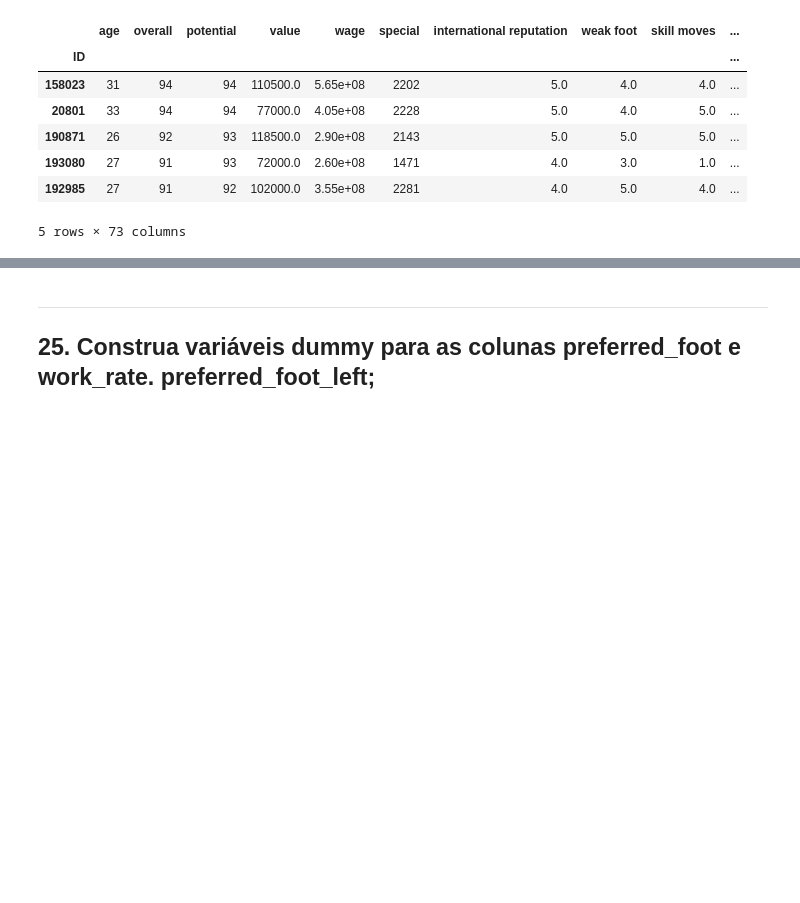
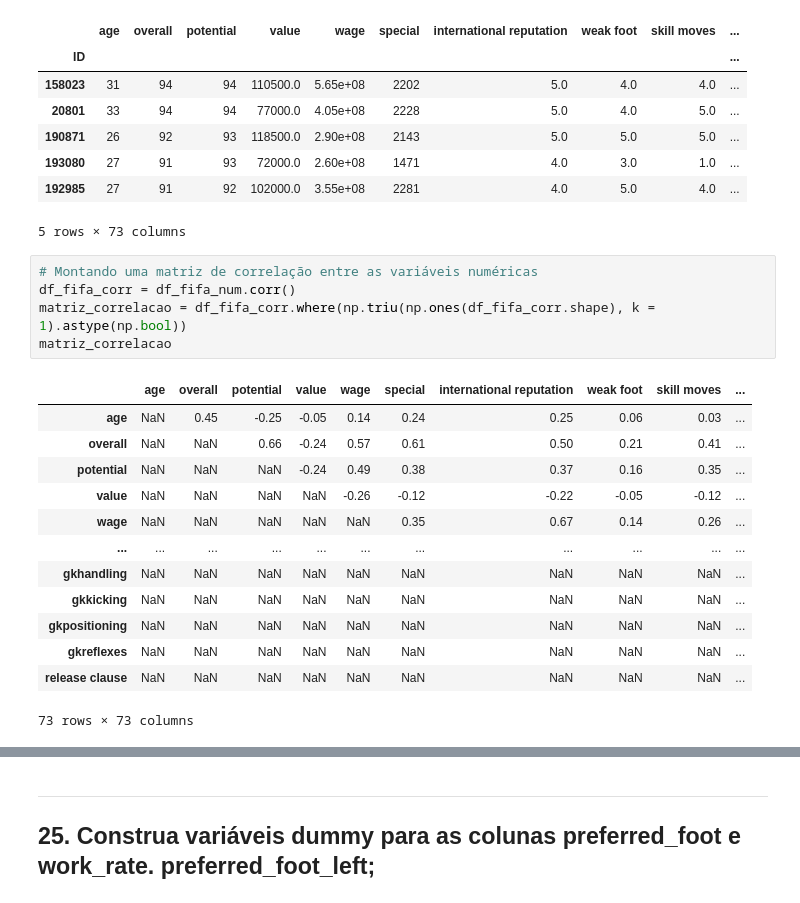
Before and after one commit to Sedinei/DSWP, a Jupyter notebook: NB_trabalhado/FIFA_NB10.ipynb, the cells around one changed output, grey strips where cells are left out. Cells and saved outputs as stored; diff of their text form; blank space fills up the shorter version.

```diff
--- a/NB_trabalhado/FIFA_NB10.ipynb
+++ b/NB_trabalhado/FIFA_NB10.ipynb
@@ -1084,3 +1086,22 @@ df_fifa_num.head()
 | 193080 | 27 | 91 | 93 | 72000.0 | 2.60e+08 | 1471 | 4.0 | 3.0 | 1.0 | ... |
 | 192985 | 27 | 91 | 92 | 102000.0 | 3.55e+08 | 2281 | 4.0 | 5.0 | 4.0 | ... |
 5 rows × 73 columns
+# %%
+# Montando uma matriz de correlação entre as variáveis numéricas
+df_fifa_corr = df_fifa_num.corr()
+matriz_correlacao = df_fifa_corr.where(np.triu(np.ones(df_fifa_corr.shape), k = 1).astype(np.bool))
+matriz_correlacao
+# %% [output]
+|  | age | overall | potential | value | wage | special | international reputation | weak foot | skill moves | ... |
+| age | NaN | 0.45 | -0.25 | -0.05 | 0.14 | 0.24 | 0.25 | 0.06 | 0.03 | ... |
+| overall | NaN | NaN | 0.66 | -0.24 | 0.57 | 0.61 | 0.50 | 0.21 | 0.41 | ... |
+| potential | NaN | NaN | NaN | -0.24 | 0.49 | 0.38 | 0.37 | 0.16 | 0.35 | ... |
+| value | NaN | NaN | NaN | NaN | -0.26 | -0.12 | -0.22 | -0.05 | -0.12 | ... |
+| wage | NaN | NaN | NaN | NaN | NaN | 0.35 | 0.67 | 0.14 | 0.26 | ... |
+| ... | ... | ... | ... | ... | ... | ... | ... | ... | ... | ... |
+| gkhandling | NaN | NaN | NaN | NaN | NaN | NaN | NaN | NaN | NaN | ... |
+| gkkicking | NaN | NaN | NaN | NaN | NaN | NaN | NaN | NaN | NaN | ... |
+| gkpositioning | NaN | NaN | NaN | NaN | NaN | NaN | NaN | NaN | NaN | ... |
+| gkreflexes | NaN | NaN | NaN | NaN | NaN | NaN | NaN | NaN | NaN | ... |
+| release clause | NaN | NaN | NaN | NaN | NaN | NaN | NaN | NaN | NaN | ... |
+73 rows × 73 columns
```
Also changed, not shown: parts of 3 cells of this notebook.
